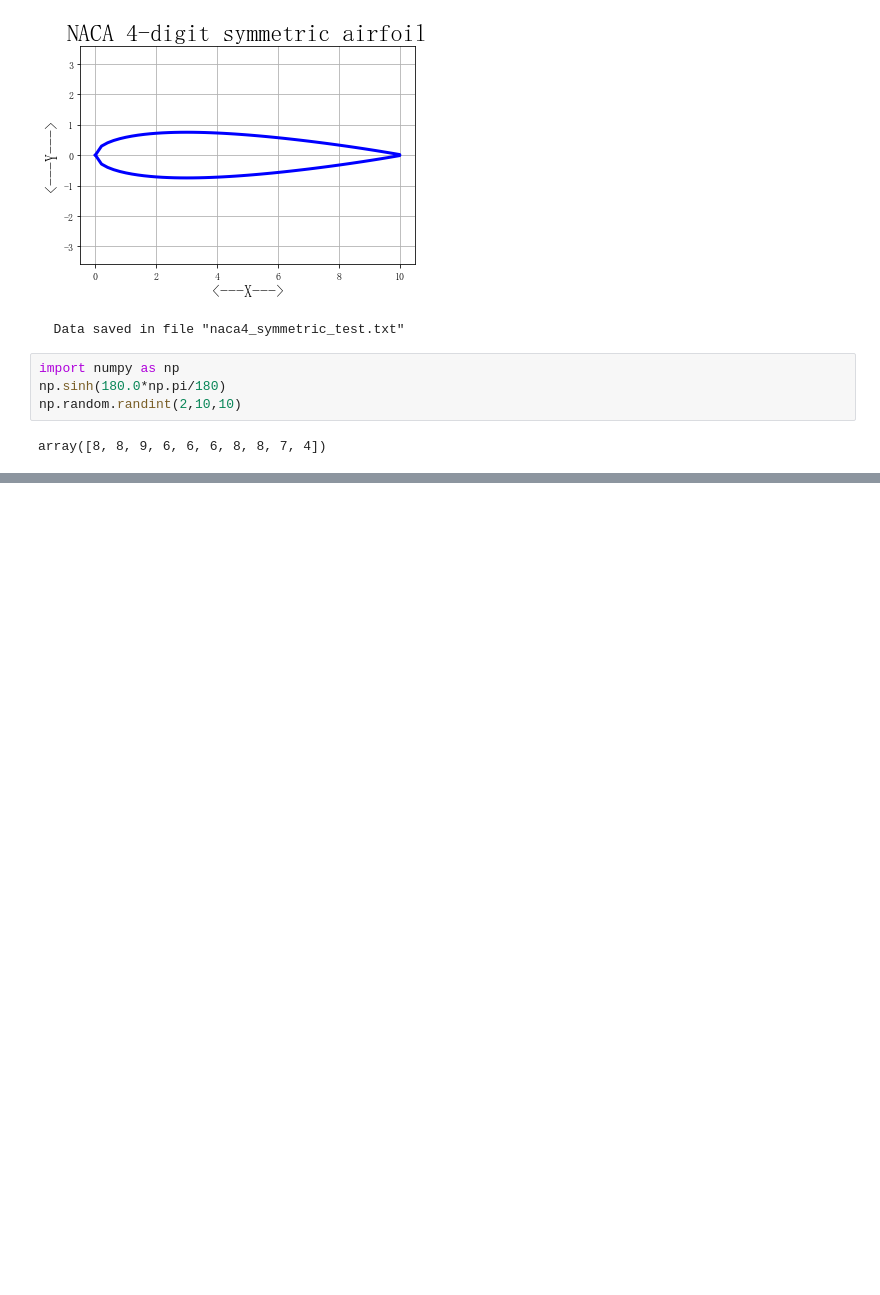
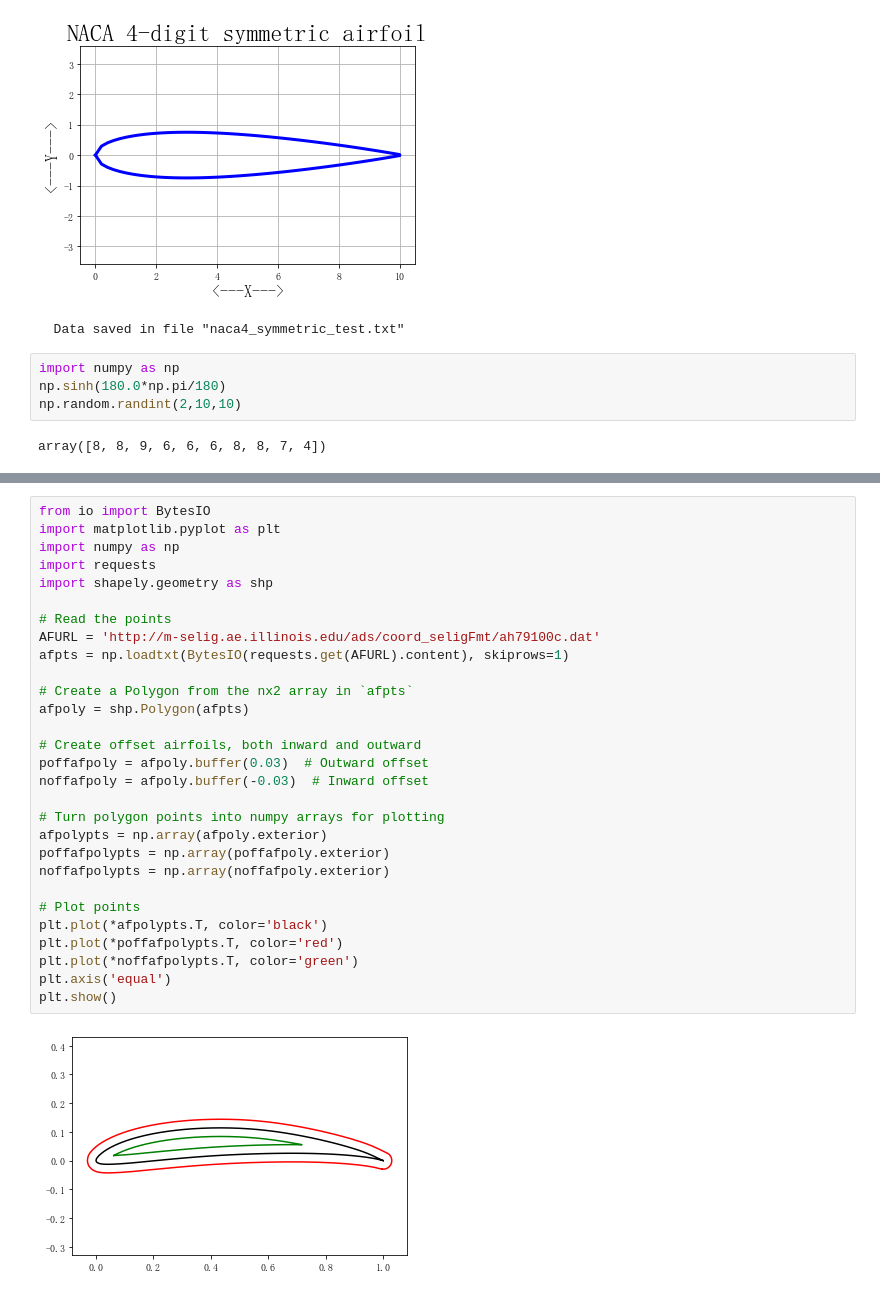
Before and after one commit to szj818/MyAcademicProject, a Jupyter notebook: 2dviv/airfoil/naca.ipynb, the cells around one changed output, grey strips where cells are left out. Drawn from its saved outputs; the diff is of its cells as text; blank space fills up the shorter version.

Commit message:
use shapely to solve question

```diff
--- a/2dviv/airfoil/naca.ipynb
+++ b/2dviv/airfoil/naca.ipynb
@@ -196,0 +194,31 @@ array([0., 0., 0., 0., 0.])
+# %%
+from io import BytesIO
+import matplotlib.pyplot as plt
+import numpy as np
+import requests
+import shapely.geometry as shp
+
+# Read the points
+AFURL = 'http://m-selig.ae.illinois.edu/ads/coord_seligFmt/ah79100c.dat'
+afpts = np.loadtxt(BytesIO(requests.get(AFURL).content), skiprows=1)
+
+# Create a Polygon from the nx2 array in `afpts`
+afpoly = shp.Polygon(afpts)
+
+# Create offset airfoils, both inward and outward
+poffafpoly = afpoly.buffer(0.03)  # Outward offset
+noffafpoly = afpoly.buffer(-0.03)  # Inward offset
+
+# Turn polygon points into numpy arrays for plotting
+afpolypts = np.array(afpoly.exterior)
+poffafpolypts = np.array(poffafpoly.exterior)
+noffafpolypts = np.array(noffafpoly.exterior)
+
+# Plot points
+plt.plot(*afpolypts.T, color='black')
+plt.plot(*poffafpolypts.T, color='red')
+plt.plot(*noffafpolypts.T, color='green')
+plt.axis('equal')
+plt.show()
+# %% [output]
+[figure, added]
```
Also changed, not shown: parts of 5 cells of this notebook, 4 other files.
